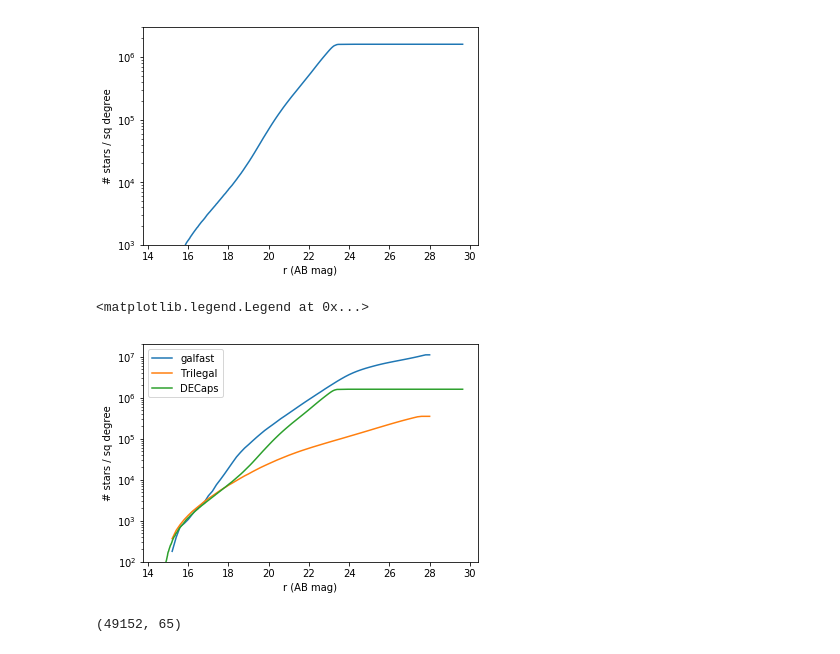
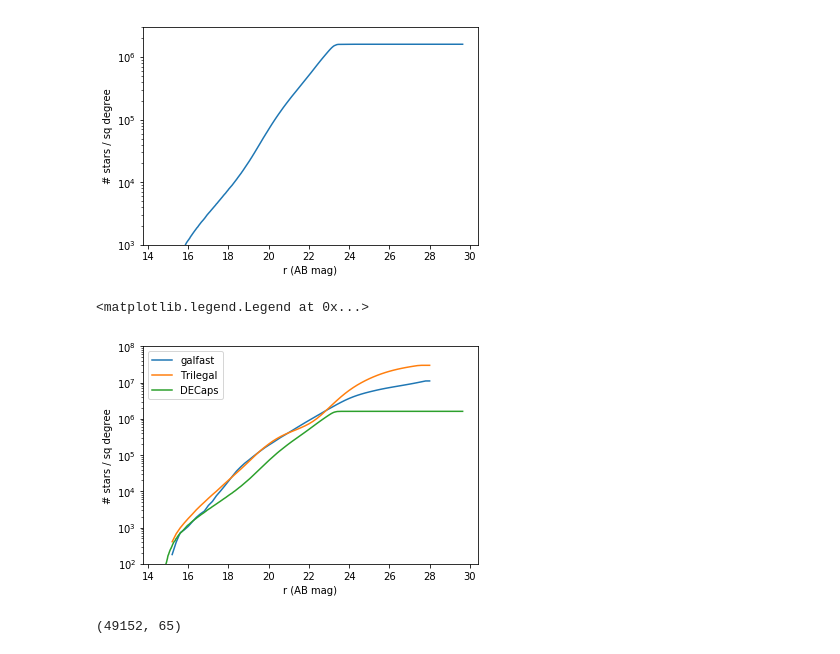
Before and after one commit to yoachim/20_Scratch, a Jupyter notebook: n_stars_check/read_decaps.ipynb, the cells around one changed output. Drawn from its saved outputs; the diff is of its cells as text; code cells hidden in the pictures.

Commit message:
effing radians

```diff
--- a/n_stars_check/read_decaps.ipynb
+++ b/n_stars_check/read_decaps.ipynb
@@ -91,7 +91,7 @@ tri_map._readMap()
 ra = 264.2
 dec = -27.2
 
-slicePoint = {'ra':[ra], 'dec':[dec]}
+slicePoint = {'ra':[np.radians(ra)], 'dec':[np.radians(dec)]}
 slicePoint = tri_map.run(slicePoint)
 # %%
 
@@ -99,19 +99,19 @@ hpid = raDec2Hpid(nside, ra,dec)
 # %%
 plt.semilogy(galfast_bins[1:], starDensity[hpid], label='galfast')
 
 plt.semilogy(slicePoint['starMapBins_r'][1:],slicePoint['starLumFunc_r'].ravel() , label='Trilegal')
 
 
 plt.semilogy(rmag[good[order]]/area, np.arange(order.size), label='DECaps')
 
 
 plt.ylabel('# stars / sq degree')
 plt.xlabel('r (AB mag)')
-plt.ylim([1e2,2e7])
+plt.ylim([1e2,1e8])
 plt.legend()
 # %% [output]
 <matplotlib.legend.Legend at 0x...>
-[figure, old version]
+[figure, new version]
 # %%
 starDensity.shape
 # %% [output]
```
Also changed, not shown: parts of 1 cell of this notebook.
